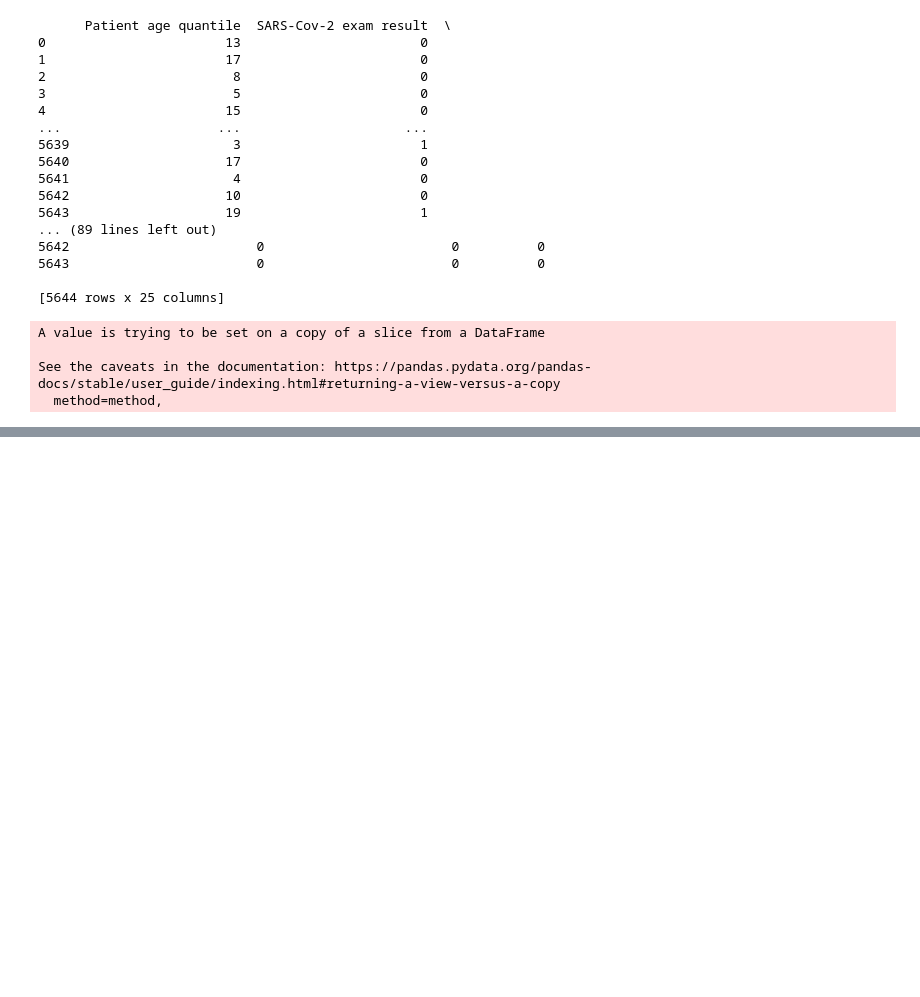
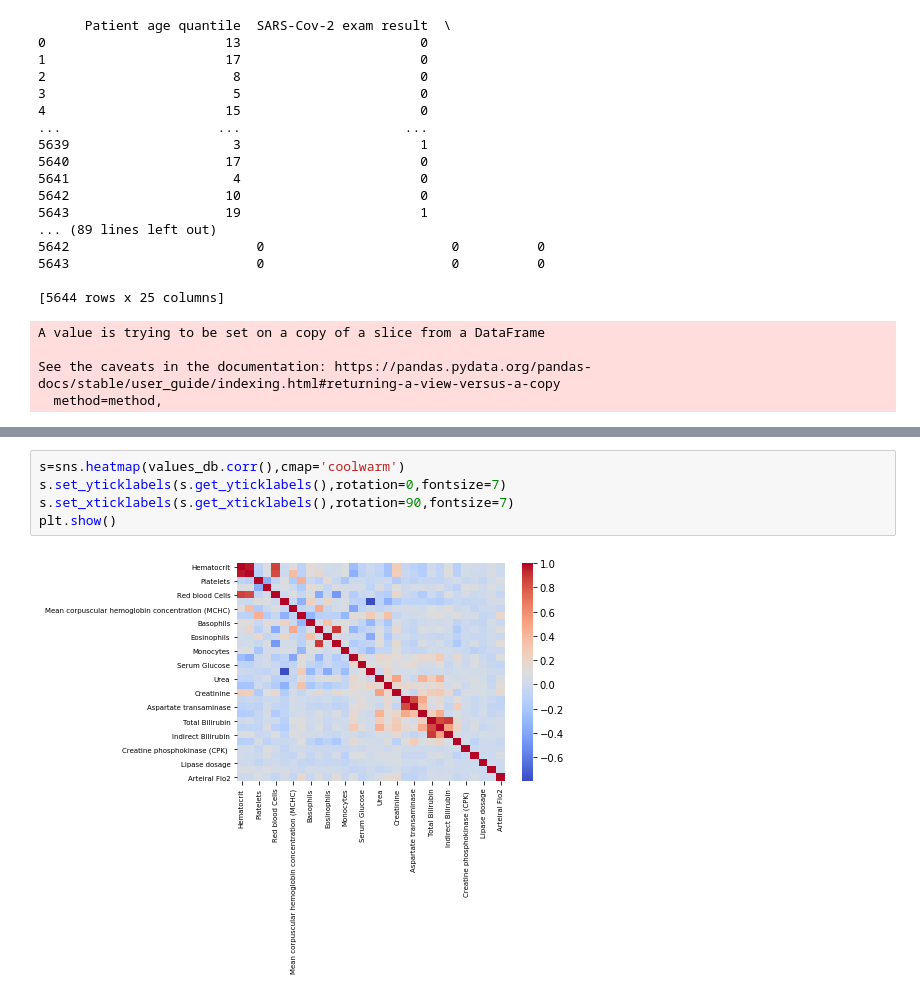
Before and after one commit to mauricioac/learning-algorithms, a Jupyter notebook: coco/index.ipynb, the cells around one changed output, grey strips where cells are left out. Cells and saved outputs as stored; diff of their text form; blank space fills up the shorter version.

```diff
--- a/coco/index.ipynb
+++ b/coco/index.ipynb
@@ -706,0 +762,7 @@ ax.grid()
+# %%
+s=sns.heatmap(values_db.corr(),cmap='coolwarm')
+s.set_yticklabels(s.get_yticklabels(),rotation=0,fontsize=7)
+s.set_xticklabels(s.get_xticklabels(),rotation=90,fontsize=7)
+plt.show()
+# %% [output]
+[figure, added]
```
Also changed, not shown: parts of 7 cells of this notebook.
